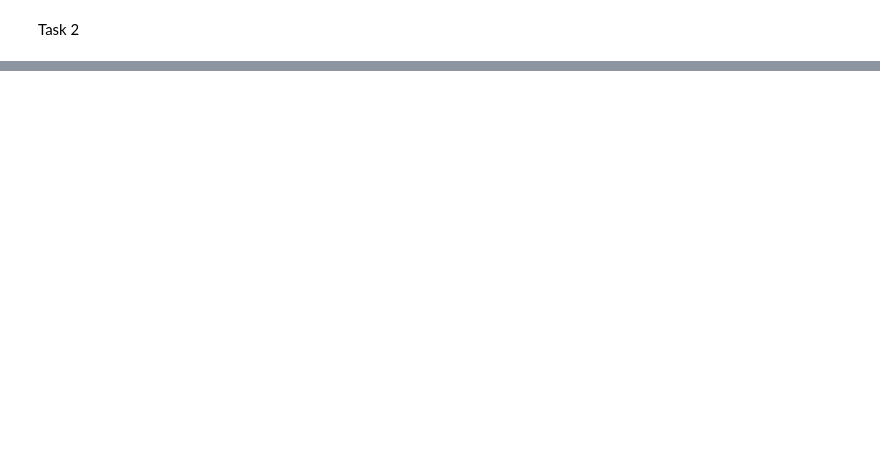
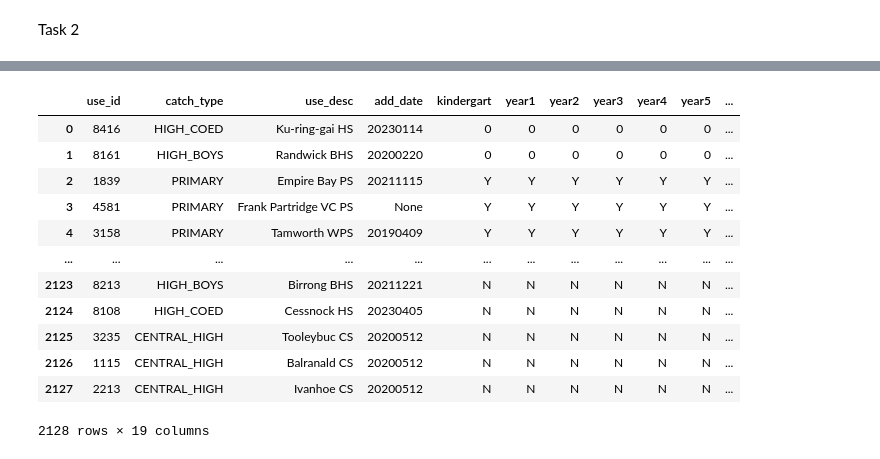
Before and after one commit to Loki4099/data2001_assignment, a Jupyter notebook: final_assignment.ipynb, the cells around one changed output, grey strips where cells are left out. Cells and saved outputs as stored; diff of their text form; code cells hidden in the pictures; blank space fills up the shorter version.

```diff
--- a/final_assignment.ipynb
+++ b/final_assignment.ipynb
@@ -1125,0 +1279,34 @@ Task 2
+# %%
+from sqlalchemy import create_engine
+import pandas as pd
+from scipy.stats import zscore
+
+# Assuming 'engine' is your SQLAlchemy engine already connected to the database
+
+# Your SQL query to fetch data including population check
+query = """
+SELECT sa2.sa2_code, sa2.sa2_name, COUNT(polls.fid) AS polling_place_count
+FROM sydney.sa2_regions AS sa2
+LEFT JOIN sydney.polls AS polls
+ON ST_Contains(sa2.geometry, polls.the_geom)
+JOIN sydney.population AS pop
+ON sa2.sa2_code = pop.sa2_code AND pop.total_people >= 100
+GROUP BY sa2.sa2_code, sa2.sa2_name;
+"""
+
+# Execute the query and load to DataFrame
+polling_data = pd.read_sql(query, conn)
+
+# Replace missing values with 0 (if any)
+polling_data['polling_place_count'] = polling_data['polling_place_count'].fillna(0)
+
+# Calculate z-scores for the number of polling places
+# To handle division by zero, add a small constant or adjust as needed
+std_dev = polling_data['polling_place_count'].std()
+if std_dev == 0:
+    polling_data['z_polls'] = 0
+else:
+    polling_data['z_polls'] = zscore(polling_data['polling_place_count'])
+
+# Display the DataFrame with z-scores
+print(polling_data)
@@ -1125,0 +1328,16 @@ Task 2
+# %%
+query(conn, text("select * from sydney.schools"))
+# %% [output]
+|  | use_id | catch_type | use_desc | add_date | kindergart | year1 | year2 | year3 | year4 | year5 | ... |
+| 0 | 8416 | HIGH_COED | Ku-ring-gai HS | 20230114 | 0 | 0 | 0 | 0 | 0 | 0 | ... |
+| 1 | 8161 | HIGH_BOYS | Randwick BHS | 20200220 | 0 | 0 | 0 | 0 | 0 | 0 | ... |
+| 2 | 1839 | PRIMARY | Empire Bay PS | 20211115 | Y | Y | Y | Y | Y | Y | ... |
+| 3 | 4581 | PRIMARY | Frank Partridge VC PS | None | Y | Y | Y | Y | Y | Y | ... |
+| 4 | 3158 | PRIMARY | Tamworth WPS | 20190409 | Y | Y | Y | Y | Y | Y | ... |
+| ... | ... | ... | ... | ... | ... | ... | ... | ... | ... | ... | ... |
+| 2123 | 8213 | HIGH_BOYS | Birrong BHS | 20211221 | N | N | N | N | N | N | ... |
+| 2124 | 8108 | HIGH_COED | Cessnock HS | 20230405 | N | N | N | N | N | N | ... |
+| 2125 | 3235 | CENTRAL_HIGH | Tooleybuc CS | 20200512 | N | N | N | N | N | N | ... |
+| 2126 | 1115 | CENTRAL_HIGH | Balranald CS | 20200512 | N | N | N | N | N | N | ... |
+| 2127 | 2213 | CENTRAL_HIGH | Ivanhoe CS | 20200512 | N | N | N | N | N | N | ... |
+2128 rows × 19 columns
```
Also changed, not shown: parts of 51 cells of this notebook.
